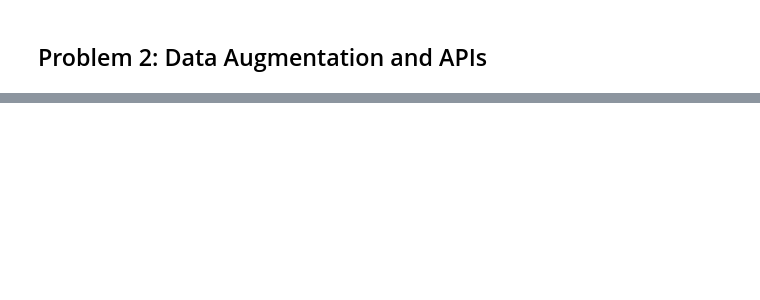
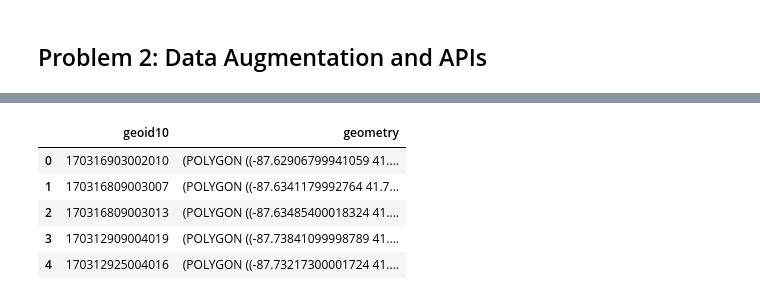
Before and after one commit to jtanwk/capp30254, a Jupyter notebook: HW1/Homework 1.ipynb, the cells around one changed output, grey strips where cells are left out. Cells and saved outputs as stored; diff of their text form; code cells hidden in the pictures; blank space fills up the shorter version.

```diff
--- a/HW1/Homework 1.ipynb
+++ b/HW1/Homework 1.ipynb
@@ -288,0 +294,17 @@ Since we are dealing with highly granular data, I've chosen to use data from the
+# %%
+# 1. Import Chicago block-level shapefile
+# https://data.cityofchicago.org/Facilities-Geographic-Boundaries/Boundaries-Census-Blocks-2010/mfzt-js4n
+
+BLOCK_GJSON = "data/Boundaries - Census Blocks - 2010.geojson"
+block_gdf = gpd.read_file(BLOCK_GJSON)
+block_gdf = block_gdf[['geoid10', 'geometry']] # keep only important data
+block_gdf.head()
+
+# TODO: replace with API call
+# %% [output]
+|  | geoid10 | geometry |
+| 0 | 170316903002010 | (POLYGON ((-87.62906799941059 41.... |
+| 1 | 170316809003007 | (POLYGON ((-87.6341179992764 41.7... |
+| 2 | 170316809003013 | (POLYGON ((-87.63485400018324 41.... |
+| 3 | 170312909004019 | (POLYGON ((-87.73841099998789 41.... |
+| 4 | 170312925004016 | (POLYGON ((-87.73217300001724 41.... |
```
Also changed, not shown: parts of 6 cells of this notebook, 2 other files.
